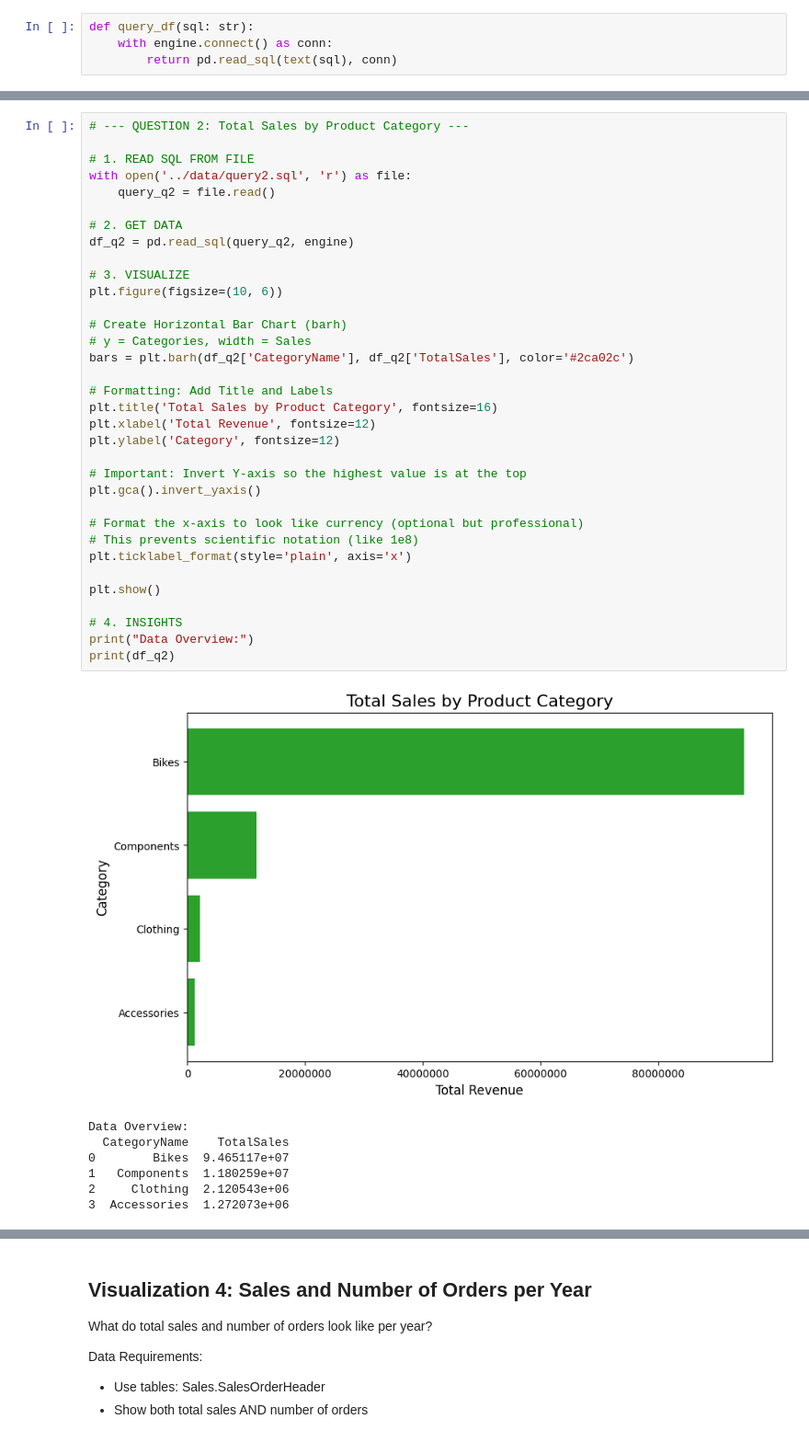
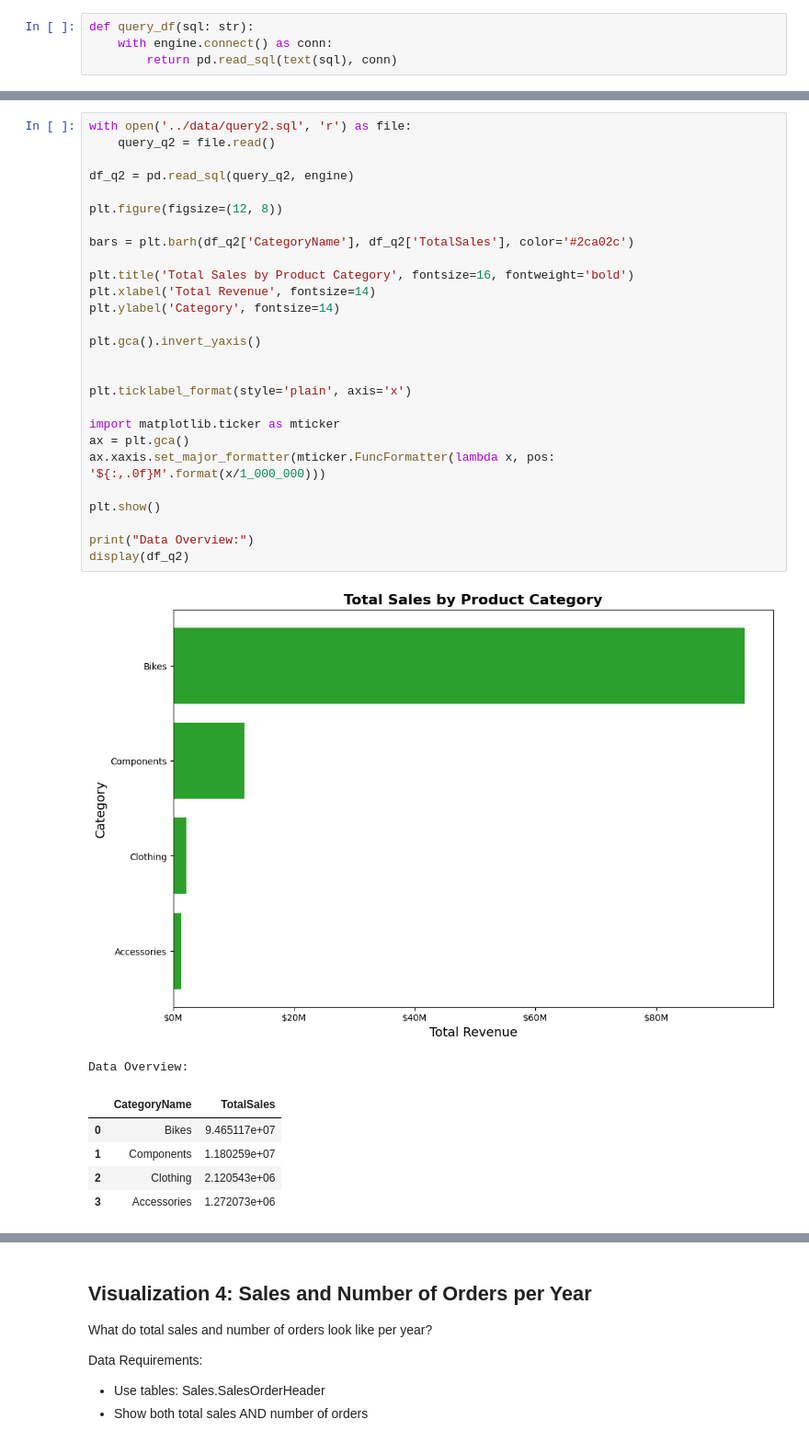
Before and after one commit to smkmrr/adventureworks-analysis, a Jupyter notebook: notebooks/analys.ipynb, the cells around one changed output, grey strips where cells are left out. Shown at 92% size. Cells and saved outputs as stored; diff of their text form.

```diff
--- a/notebooks/analys.ipynb
+++ b/notebooks/analys.ipynb
@@ -123,43 +104,36 @@ Insight Requirements:
 # %%
-# --- QUESTION 2: Total Sales by Product Category ---
-
-# 1. READ SQL FROM FILE
 with open('../data/query2.sql', 'r') as file:
     query_q2 = file.read()
 
-# 2. GET DATA
 df_q2 = pd.read_sql(query_q2, engine)
 
-# 3. VISUALIZE
-plt.figure(figsize=(10, 6))
+plt.figure(figsize=(12, 8))
 
-# Create Horizontal Bar Chart (barh)
-# y = Categories, width = Sales
 bars = plt.barh(df_q2['CategoryName'], df_q2['TotalSales'], color='#2ca02c')
 
-# Formatting: Add Title and Labels
-plt.title('Total Sales by Product Category', fontsize=16)
-plt.xlabel('Total Revenue', fontsize=12)
-plt.ylabel('Category', fontsize=12)
+plt.title('Total Sales by Product Category', fontsize=16, fontweight='bold')
+plt.xlabel('Total Revenue', fontsize=14)
+plt.ylabel('Category', fontsize=14)
 
-# Important: Invert Y-axis so the highest value is at the top
 plt.gca().invert_yaxis()
 
-# Format the x-axis to look like currency (optional but professional)
-# This prevents scientific notation (like 1e8)
+
 plt.ticklabel_format(style='plain', axis='x')
+
+import matplotlib.ticker as mticker
+ax = plt.gca()
+ax.xaxis.set_major_formatter(mticker.FuncFormatter(lambda x, pos: '${:,.0f}M'.format(x/1_000_000)))
 
 plt.show()
 
-# 4. INSIGHTS
 print("Data Overview:")
-print(df_q2)
+display(df_q2)
 # %% [output]
-[figure, old version]
+[figure, new version]
 Data Overview:
-  CategoryName    TotalSales
-0        Bikes  9.465117e+07
-1   Components  1.180259e+07
-2     Clothing  2.120543e+06
-3  Accessories  1.272073e+06
+|  | CategoryName | TotalSales |
+| 0 | Bikes | 9.465117e+07 |
+| 1 | Components | 1.180259e+07 |
+| 2 | Clothing | 2.120543e+06 |
+| 3 | Accessories | 1.272073e+06 |
 # %% [markdown]
```
Also changed, not shown: parts of 23 cells of this notebook, 3 other files.
